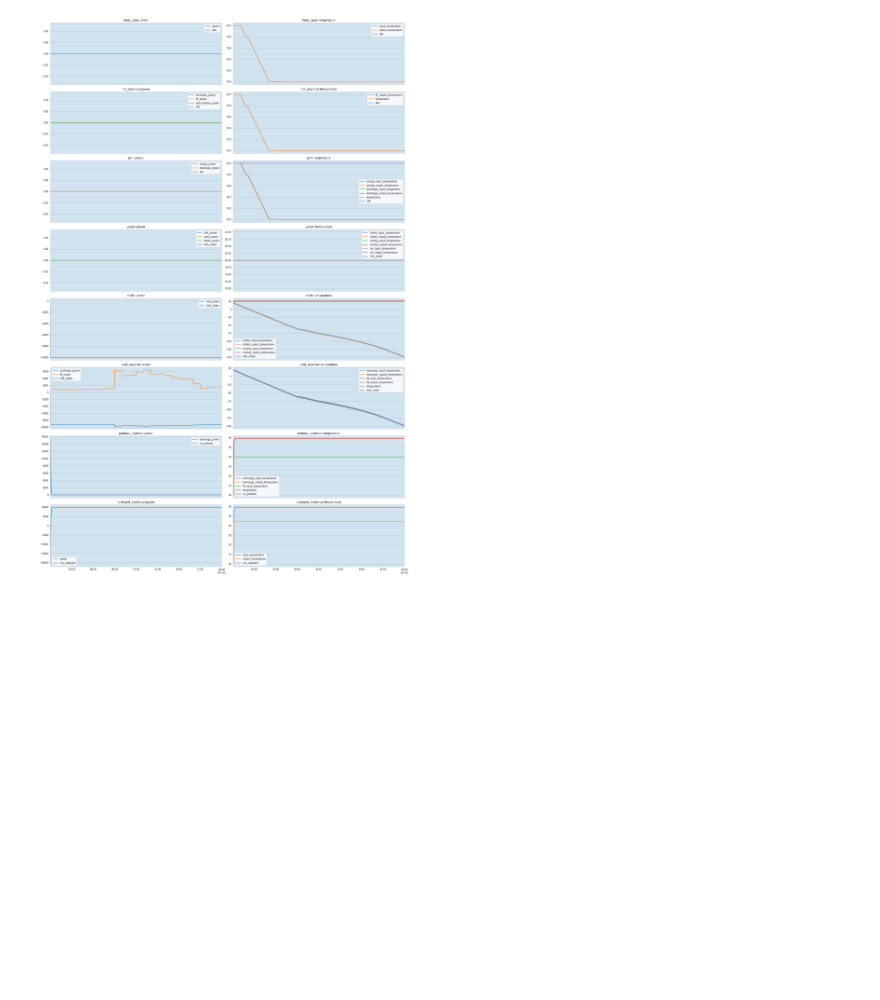
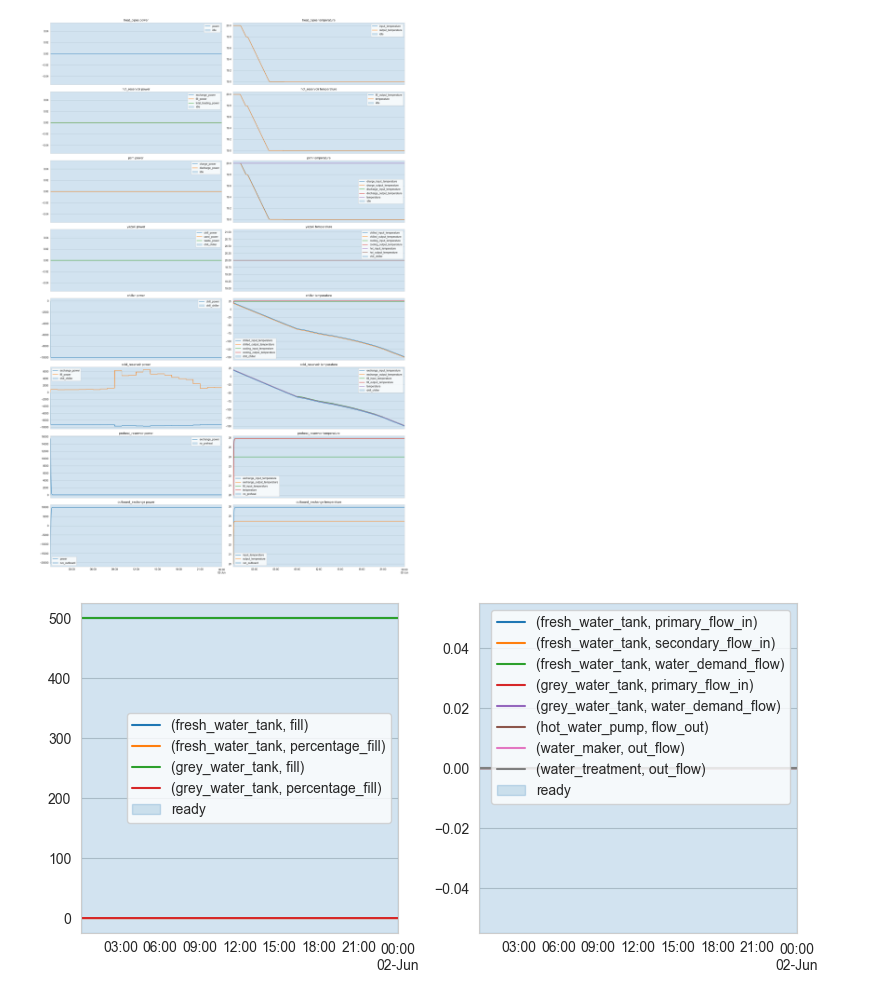
Before and after one commit to foundation-zero/power-hub, a Jupyter notebook: analysis/simulate_powerhub.ipynb, the cells around one changed output. Saved outputs shown, nothing was run; the diff lists cells and outputs as text; code cells hidden in the pictures; blank space fills up the shorter version.

```diff
--- a/analysis/simulate_powerhub.ipynb
+++ b/analysis/simulate_powerhub.ipynb
@@ -136,14 +145,18 @@ WARNING:root:Hot in temperature of 63.70873895043079 outside of hot reference te
 from dataclasses import replace
 
 
-no_water_demand_schedules = replace(schedules, water_demand=ConstSchedule(0))
+no_fresh_water_demand_schedules = replace(schedules, fresh_water_demand=ConstSchedule(0))
+no_water_schedules = replace(no_fresh_water_demand_schedules, grey_water_supply=ConstSchedule(0))
+power_hub_no_water = PowerHub.power_hub(no_water_schedules)
+
 data, control_data = simulate_powerhub(
-    no_water_demand_schedules,
+    power_hub_no_water,
     control_power_hub,
     steps,
     datetime(2017, 6, 1, 0, 0, 0, tzinfo=timezone.utc),
     step_size,
     survival=True,
+    no_water=True,
 )
 appliances = [
     "heat_pipes",
@@ -171,3 +184,32 @@ control_modes = control_data["control_mode"]
 plot(appliances, data, powers, temperatures, control_modes)
 # %% [output]
 [figure]
+# %%
+water_appliances = [appliance for appliance, _ in data.columns if 'water' in appliance]
+fills = [(appliance,var) for appliance, var in data.columns if 'fill' in var and appliance in water_appliances]
+flows = [(appliance,var) for appliance, var in data.columns if 'flow' in var and appliance in water_appliances]
+
+control_modes = control_data['control_mode']
+
+fig, axs = plt.subplots(1, 2, sharex = True, figsize = (8,4))
+
+axs[0] = data[fills].plot(ax = axs[0])
+axs[1] = data[flows].plot(ax = axs[1])
+
+control_type = 'water_control'
+
+if control_type:
+    stamps = switch_stamps(control_modes, control_type)
+    colors = {k:sns.color_palette()[i] for i,k in enumerate(stamps[control_type].unique())}
+    for min, mode, max in stamps.itertuples(index = False):
+        axs[0].axvspan(min, max, alpha = .2, label = mode, color = colors[mode])
+        axs[1].axvspan(min, max, alpha = .2, label = mode, color = colors[mode])
+
+for ax in axs:
+    handles, labels = ax.get_legend_handles_labels()
+    by_label = dict(zip(labels, handles))
+    ax.legend(by_label.values(), by_label.keys(), loc = "best")
+
+plt.tight_layout()
+# %% [output]
+[figure, added]
```
Also changed, not shown: parts of 4 cells of this notebook, 17 other files.
